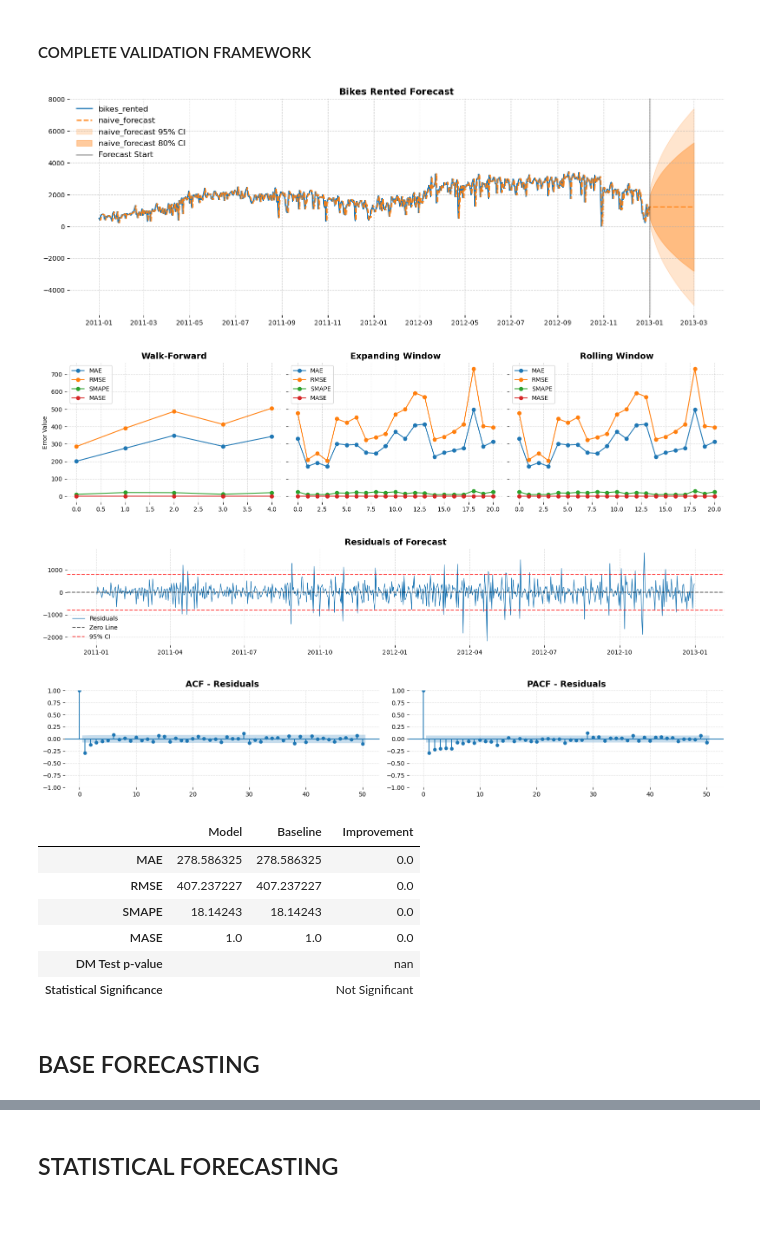
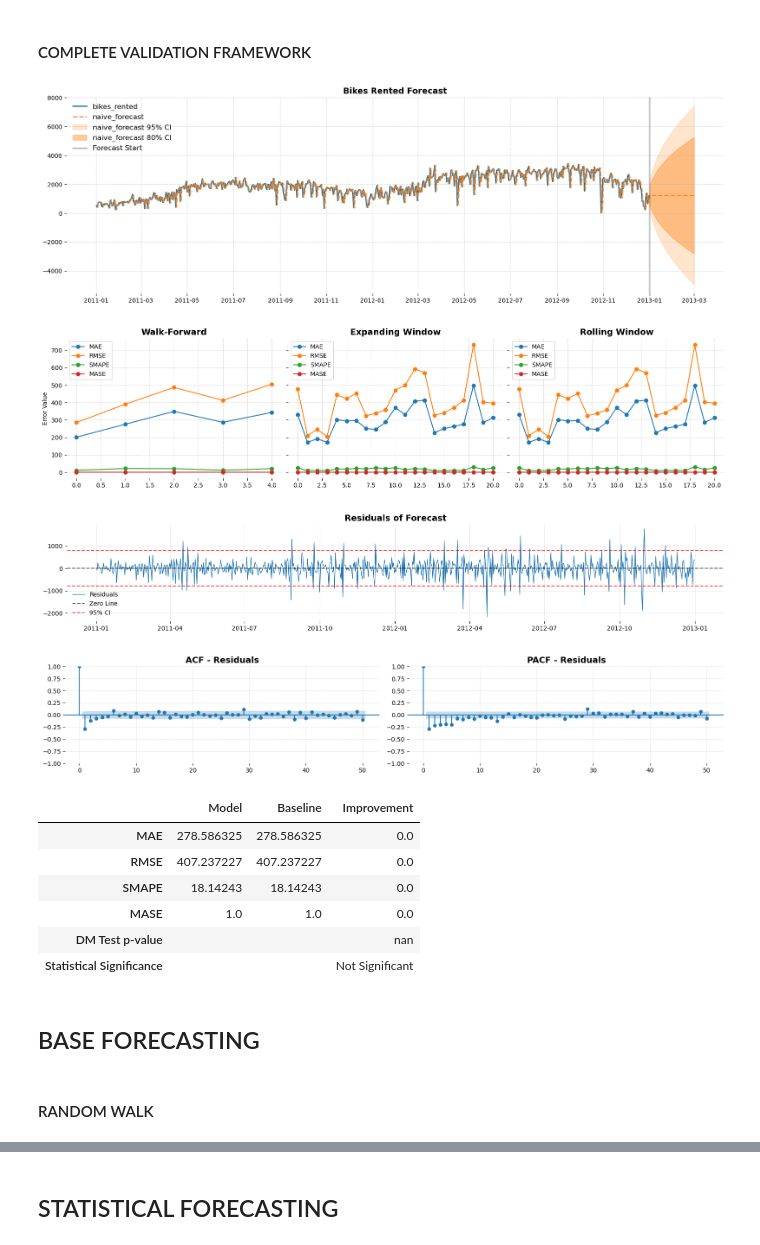
Before and after one commit to EAlmazanG/forecast-incremental-workflow, a Jupyter notebook: notebooks/forecast_day.ipynb, the cells around one changed output, grey strips where cells are left out. Saved outputs shown, nothing was run; the diff lists cells and outputs as text; code cells hidden in the pictures; blank space fills up the shorter version.

Commit message:
add random walk

```diff
--- a/notebooks/forecast_day.ipynb
+++ b/notebooks/forecast_day.ipynb
@@ -1020,9 +1022,9 @@ def validate_forecast(df_naive, df_forecast, df_baseline, to_forecast_column, fo
     display(df_formatted)
     return model_metrics, comparison_results
 # %%
-naive_forecast_metrics, naive_forecasts_comparison_results = validate_forecast(df_naive=df_naive_forecast, df_forecast=df_naive_forecast, df_baseline=df_naive_forecast, to_forecast_column = forecast_column, forecasted_column = 'naive_forecast')
+naive_forecast_metrics, naive_forecast_comparison_results = validate_forecast(df_naive=df_naive_forecast, df_forecast=df_naive_forecast, df_baseline=df_naive_forecast, to_forecast_column = forecast_column, forecasted_column = 'naive_forecast')
 # %% [output]
-[figure, old version]
+[figure, new version]
 [figure]
 [figure]
 [figure]
@@ -1035,3 +1037,5 @@ naive_forecast_metrics, naive_forecasts_comparison_results = validate_forecast(d
 | Statistical Significance |  |  | Not Significant |
 # %% [markdown]
 ## BASE FORECASTING
+# %% [markdown]
+#### RANDOM WALK
```
Also changed, not shown: parts of 5 cells of this notebook.
